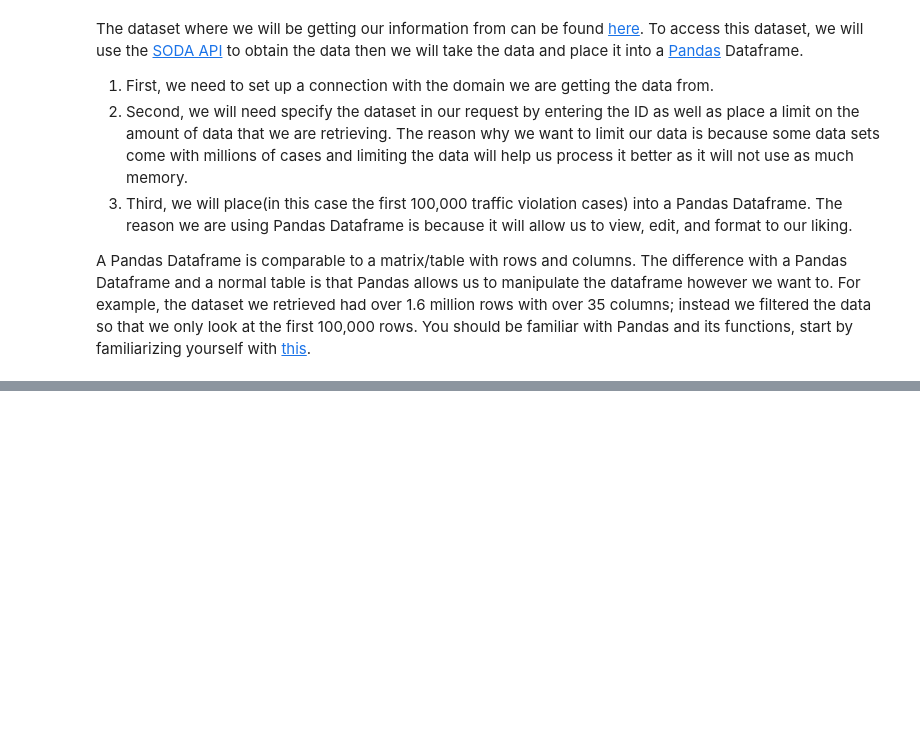
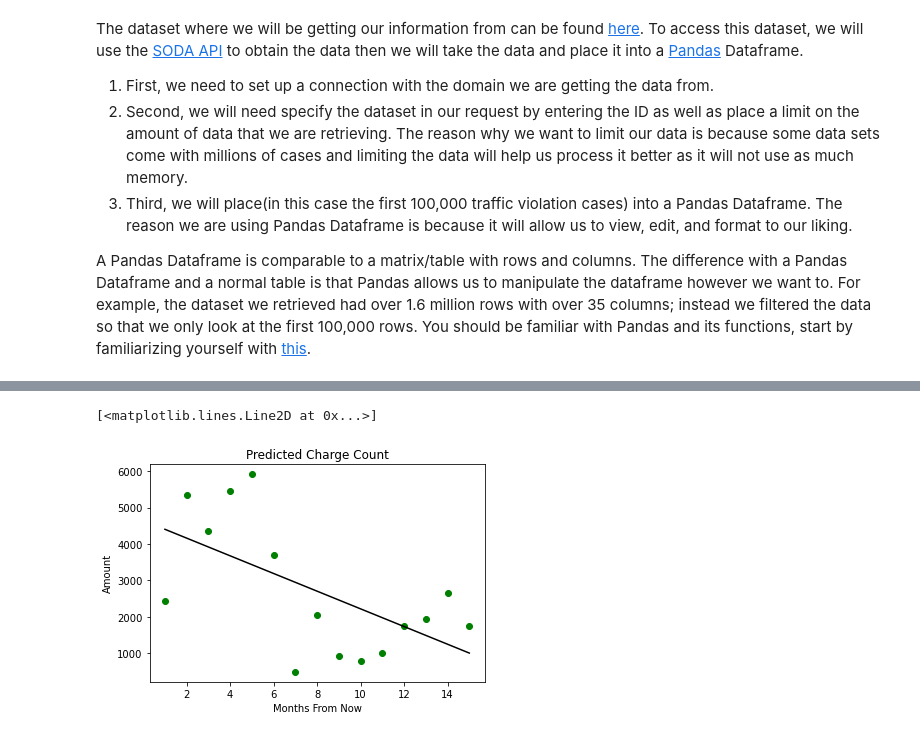
Before and after one commit to myang124/Python-tutorial, a Jupyter notebook: Final Project.ipynb, the cells around one changed output, grey strips where cells are left out. Saved outputs shown, nothing was run; the diff lists cells and outputs as text; code cells hidden in the pictures; blank space fills up the shorter version.

```diff
--- a/Final Project.ipynb
+++ b/Final Project.ipynb
@@ -277,0 +299,38 @@ reg.score(monthArr, countArr)
+# %%
+#cant make a scatter plot for arrays of diff length(plt.scatter(df_charge['month'],max_count))
+#so we make a list of the unique months and the amount of charges for that uniqie month
+df_charge = df_charge.sort_values(by=['month'])
+max_count = []
+month_lst = []
+curr = df_charge['month'][0]
+month_count = 1
+#we are going to use linear_model.LinearRegression(), but it cant take in time objects when i want to use the reg.fit so we are going
+#to just keep track of the month by incrementing it by 1
+month_lst.append(month_count)
+count = 0
+for row in df_charge.itertuples():
+    if(curr == row[14]):
+        count = count + 1
+    else:
+        max_count.append(count)
+        count = 0
+        curr = row[14]
+        month_lst.append(month_count)
+        month_count = month_count + 1
+max_count.append(count)
+#both the start of the list is 0 so we can just remove the first index
+max_count = max_count[1:]
+month_lst = month_lst[1:]
+reg = linear_model.LinearRegression()
+monthArr = np.array([[y] for y in month_lst])
+countArr = np.array([[l] for l in max_count])
+reg.fit(monthArr,countArr)
+#plt.scatter(month_lst,max_count)
+plt.scatter(monthArr,countArr,color = 'g')
+plt.title('Predicted Charge Count')
+plt.ylabel("Amount")
+plt.xlabel("Months From Now")
+plt.plot(monthArr,reg.predict(monthArr),color = 'k')
+# %% [output]
+[<matplotlib.lines.Line2D at 0x...>]
+[figure, added]
```
Also changed, not shown: parts of 80 cells of this notebook, 1 other file.
